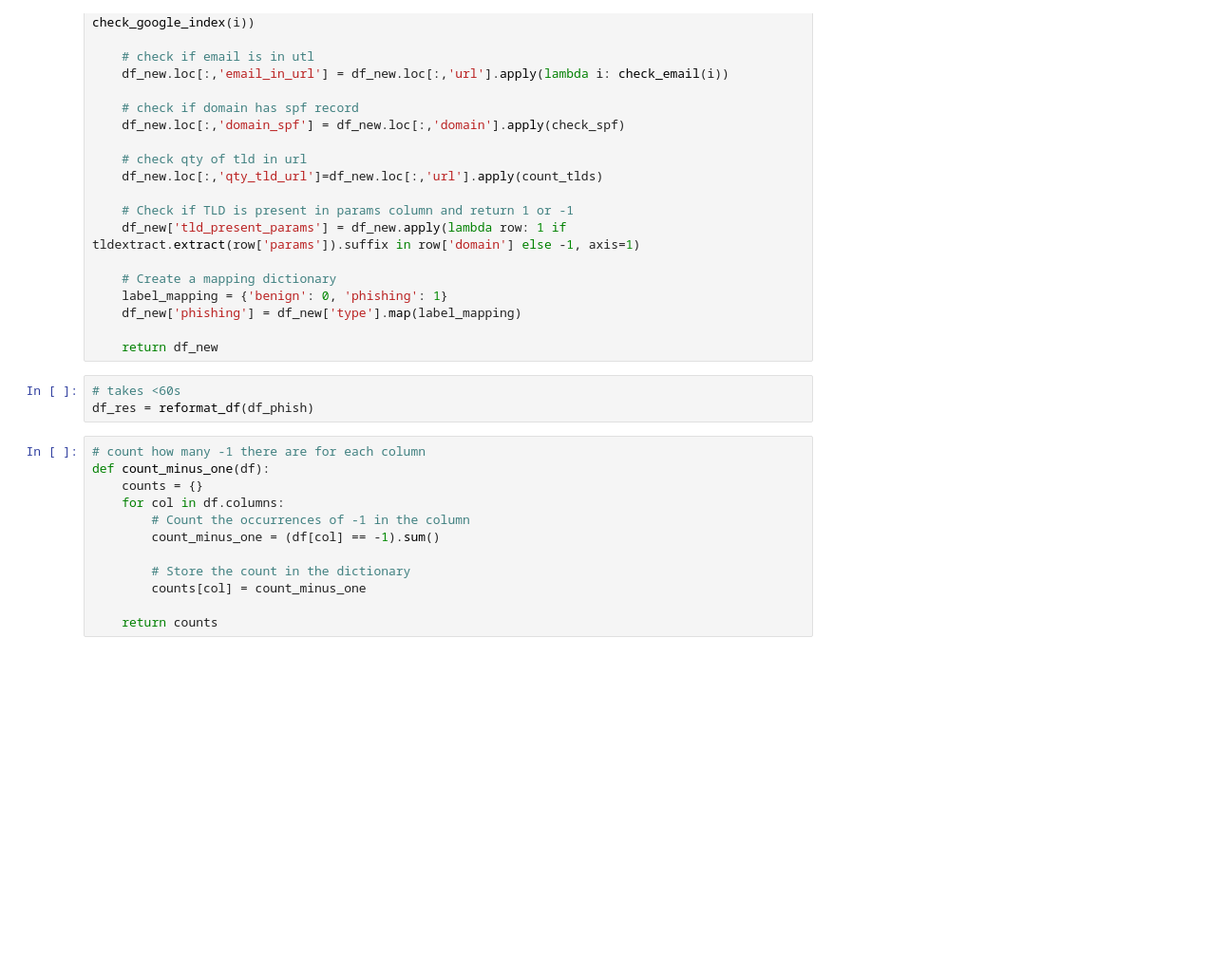
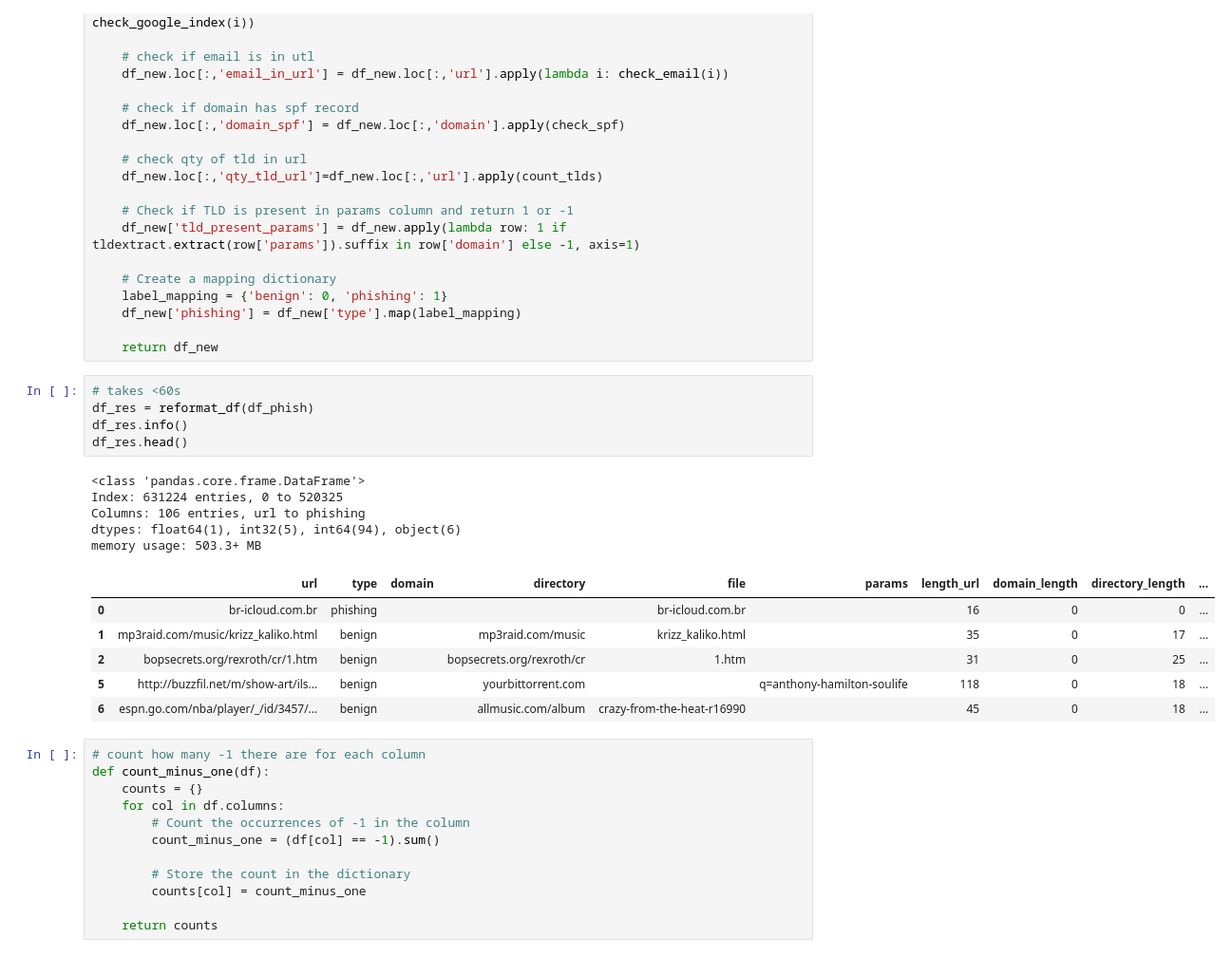
Before and after one commit to Oliverzhang0314/dsa4263-fraud-detection, a Jupyter notebook: notebooks/new_dataset.ipynb, the cells around one changed output. Shown at 95% size. Cells and saved outputs as stored; diff of their text form; blank space fills up the shorter version.

```diff
--- a/notebooks/new_dataset.ipynb
+++ b/notebooks/new_dataset.ipynb
@@ -362,6 +447,20 @@ def reformat_df(df):
 # %%
 # takes <60s
 df_res = reformat_df(df_phish)
+df_res.info()
+df_res.head()
+# %% [output]
+<class 'pandas.core.frame.DataFrame'>
+Index: 631224 entries, 0 to 520325
+Columns: 106 entries, url to phishing
+dtypes: float64(1), int32(5), int64(94), object(6)
+memory usage: 503.3+ MB
+|  | url | type | domain | directory | file | params | length_url | domain_length | directory_length | ... |
+| 0 | br-icloud.com.br | phishing |  |  | br-icloud.com.br |  | 16 | 0 | 0 | ... |
+| 1 | mp3raid.com/music/krizz_kaliko.html | benign |  | mp3raid.com/music | krizz_kaliko.html |  | 35 | 0 | 17 | ... |
+| 2 | bopsecrets.org/rexroth/cr/1.htm | benign |  | bopsecrets.org/rexroth/cr | 1.htm |  | 31 | 0 | 25 | ... |
+| 5 | http://buzzfil.net/m/show-art/ils... | benign |  | yourbittorrent.com |  | q=anthony-hamilton-soulife | 118 | 0 | 18 | ... |
+| 6 | espn.go.com/nba/player/_/id/3457/... | benign |  | allmusic.com/album | crazy-from-the-heat-r16990 |  | 45 | 0 | 18 | ... |
 # %%
 # count how many -1 there are for each column
 def count_minus_one(df):
```
Also changed, not shown: parts of 11 cells of this notebook, 23 other files.
